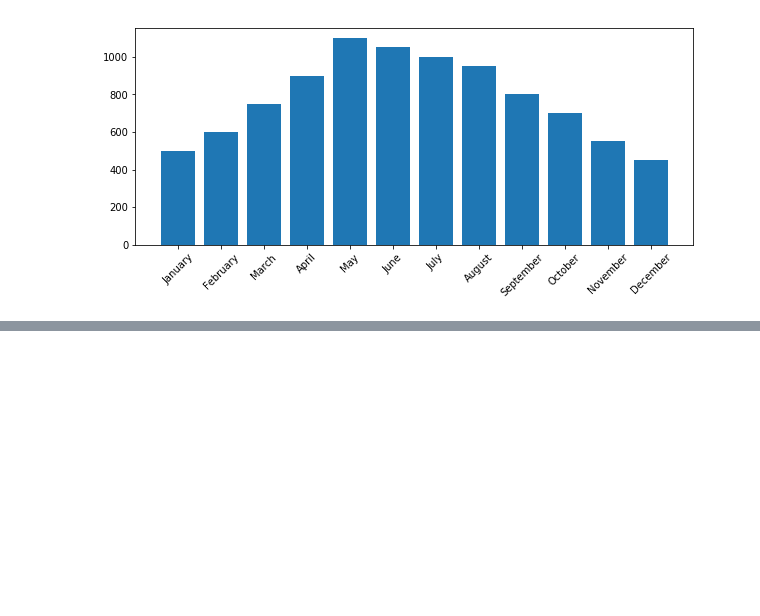
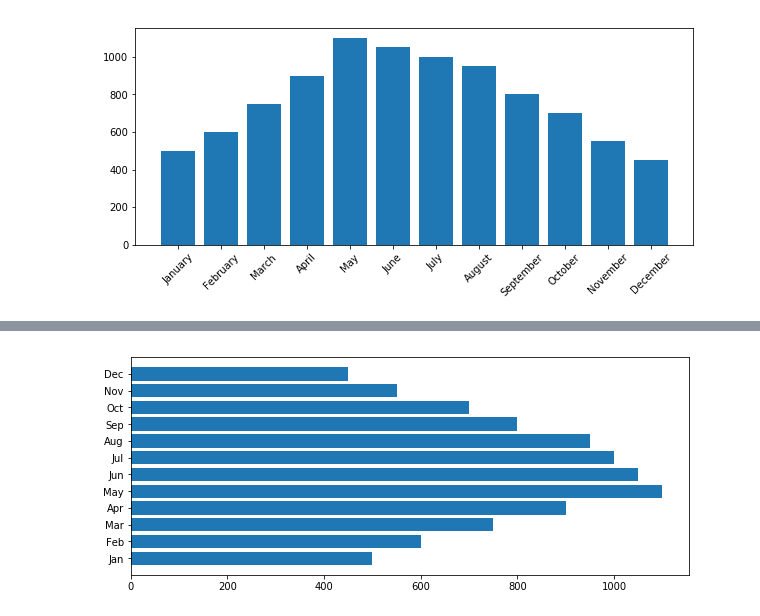
Before and after one commit to allaccountstaken/matplotlib, a Jupyter notebook: basic_plots.ipynb, the cells around one changed output, grey strips where cells are left out. Saved outputs shown, nothing was run; the diff lists cells and outputs as text; code cells hidden in the pictures; blank space fills up the shorter version.

```diff
--- a/basic_plots.ipynb
+++ b/basic_plots.ipynb
@@ -56,0 +61,8 @@ for rect in plot:
+# %%
+fig, ax = plt.subplots()
+fig.set_size_inches(10, 4)
+plt.yticks(month_num, calendar.month_abbr[1:13])
+plot = ax.barh(month_num, units_sold)
+plt.show()
+# %% [output]
+[figure, added]
```
Also changed, not shown: parts of 2 cells of this notebook.
